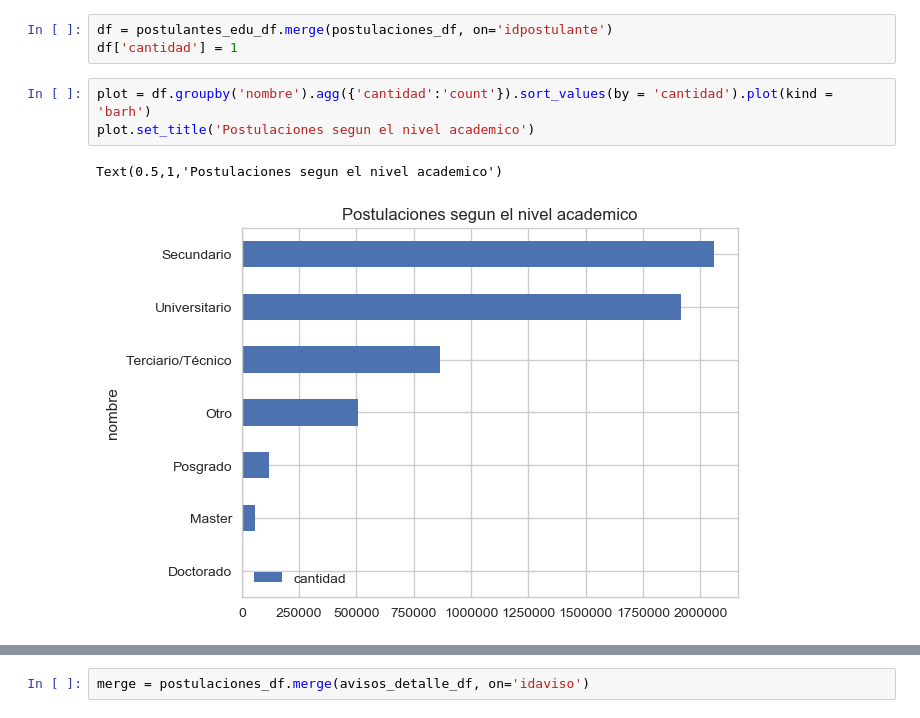
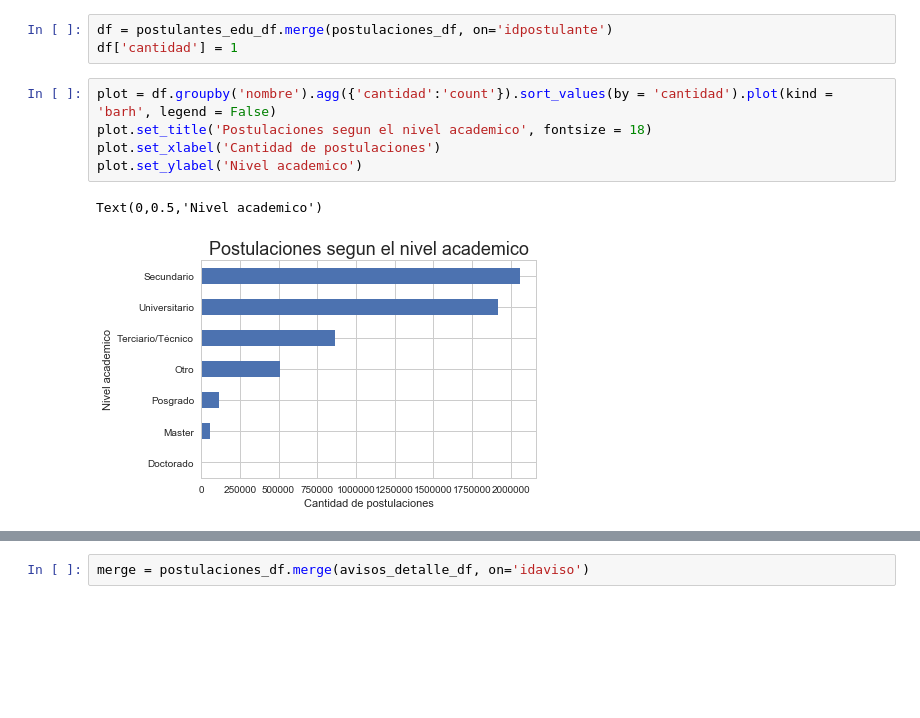
Before and after one commit to Andivisciglio/TP1-OrganizacionDeDatos-Grupo28, a Jupyter notebook: TP1-15-4.ipynb, the cells around one changed output, grey strips where cells are left out. Saved outputs shown, nothing was run; the diff lists cells and outputs as text; blank space fills up the shorter version.

```diff
--- a/TP1-15-4.ipynb
+++ b/TP1-15-4.ipynb
@@ -603,11 +713,13 @@ Text(30,0.5,'Cantidad')
 df = postulantes_edu_df.merge(postulaciones_df, on='idpostulante')
 df['cantidad'] = 1
 # %%
-plot = df.groupby('nombre').agg({'cantidad':'count'}).sort_values(by = 'cantidad').plot(kind = 'barh')
-plot.set_title('Postulaciones segun el nivel academico')
+plot = df.groupby('nombre').agg({'cantidad':'count'}).sort_values(by = 'cantidad').plot(kind = 'barh', legend = False)
+plot.set_title('Postulaciones segun el nivel academico', fontsize = 18)
+plot.set_xlabel('Cantidad de postulaciones')
+plot.set_ylabel('Nivel academico')
 # %% [output]
-Text(0.5,1,'Postulaciones segun el nivel academico')
+Text(0,0.5,'Nivel academico')
-[figure, old version]
+[figure, new version]
 # %%
 plot = df.groupby('estado').agg({'cantidad':'count'}).plot(kind = 'bar')
 plot.set_title('Postulaciones segun estado academico actual')
```
Also changed, not shown: parts of 42 cells of this notebook.
